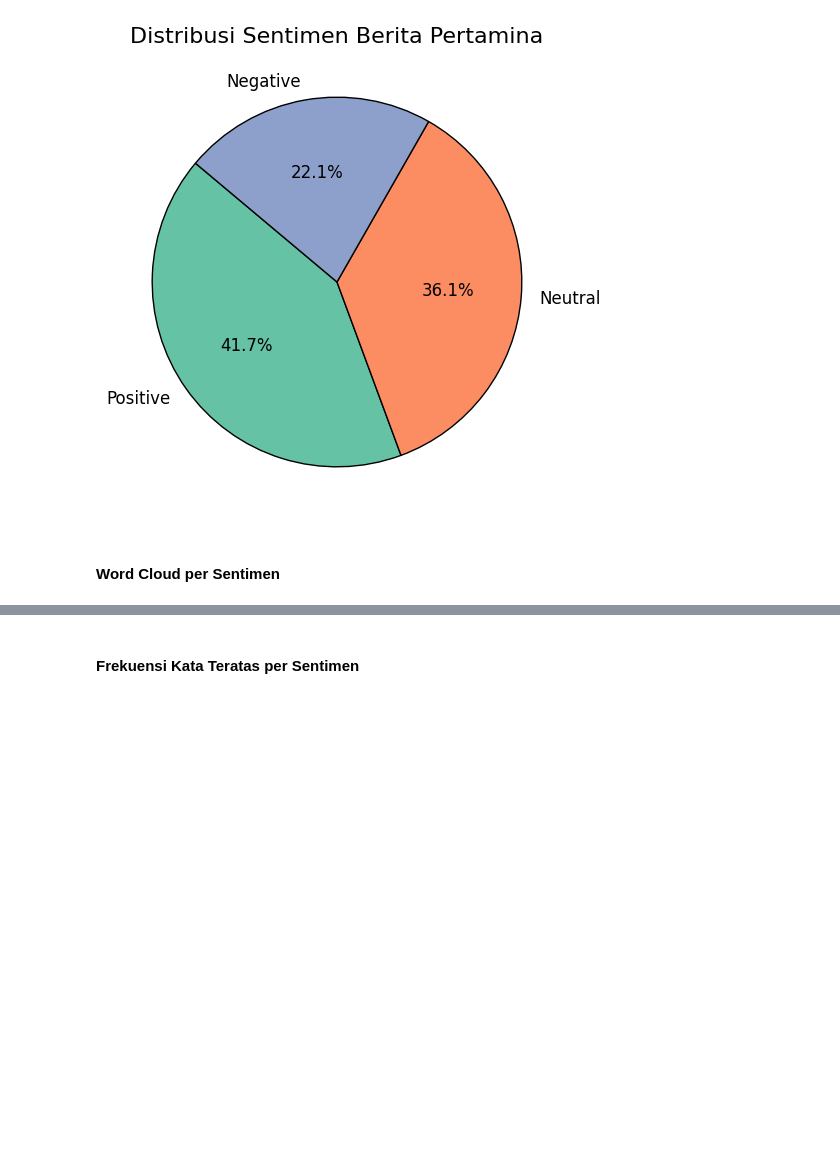
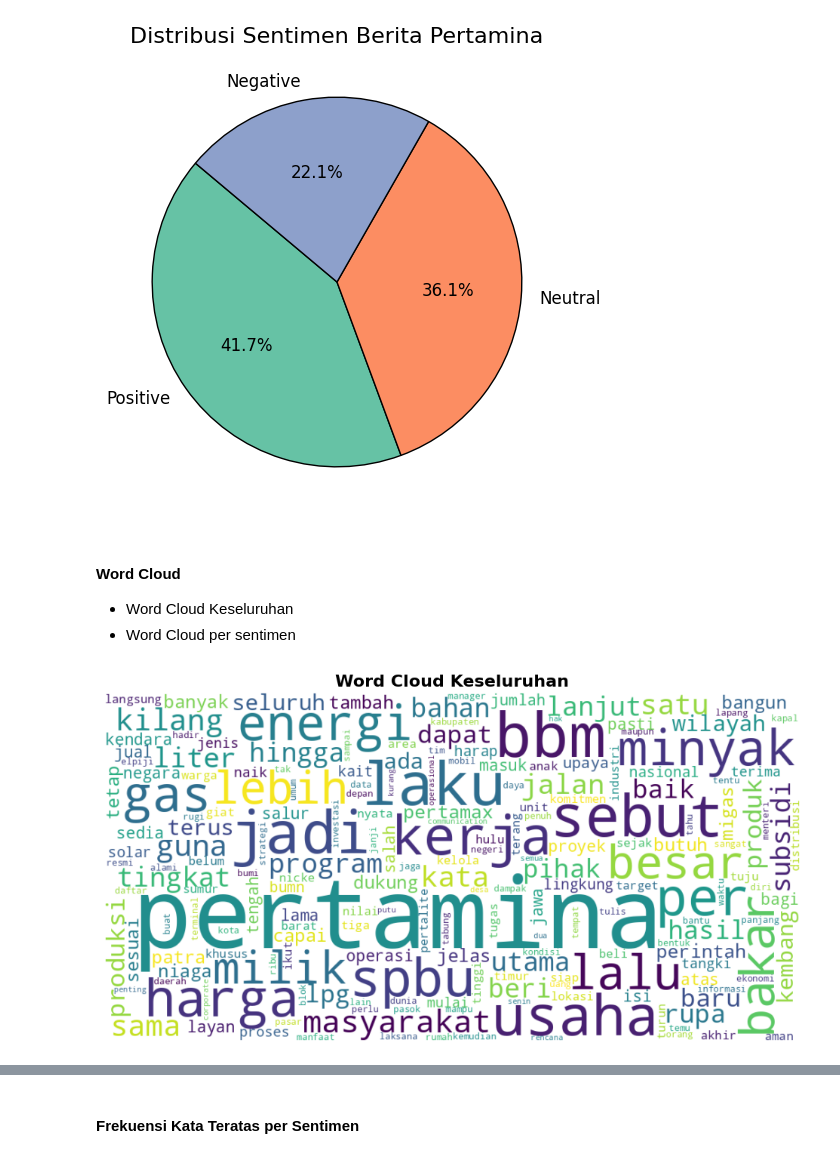
Before and after one commit to yeshaa23/Project-A-Kelompok-4-Pertamina-PBAGenap, a Jupyter notebook: Notebook/3_EDA.ipynb, the cells around one changed output, grey strips where cells are left out. Cells and saved outputs as stored; diff of their text form; code cells hidden in the pictures; blank space fills up the shorter version.

```diff
--- a/Notebook/3_EDA.ipynb
+++ b/Notebook/3_EDA.ipynb
@@ -172,5 +172,31 @@ plt.show()
 # %% [output]
 [figure]
 # %% [markdown]
-#### Word Cloud per Sentimen
+#### Word Cloud
+* Word Cloud Keseluruhan
+* Word Cloud per sentimen
+# %%
+# keseluruhan
+all_text = ' '.join(df['final_text_stemmed'].dropna().astype(str))
+
+if all_text.strip():
+    wc_all = WordCloud(
+        width=1000,
+        height=500,
+        background_color='white',
+        colormap='viridis',
+        collocations=False
+    ).generate(all_text)
+
+    plt.figure(figsize=(12,6))
+    plt.imshow(wc_all, interpolation='bilinear')
+    plt.axis('off')
+    plt.title('Word Cloud Keseluruhan', fontsize=16, fontweight='bold')
+
+    plt.savefig(os.path.join(save_folder, "4a_wordcloud_keseluruhan.png"),
+                dpi=300, bbox_inches='tight')
+    plt.show()
+    plt.close()
+# %% [output]
+[figure, added]
 # %%
```
Also changed, not shown: parts of 2 cells of this notebook.
